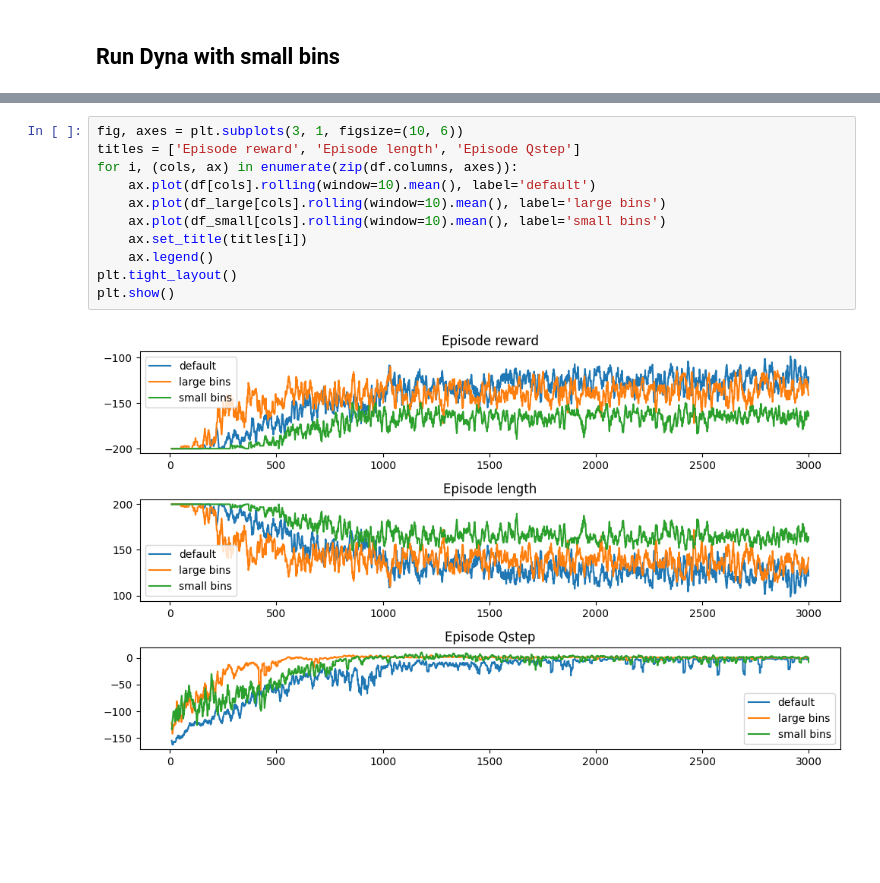
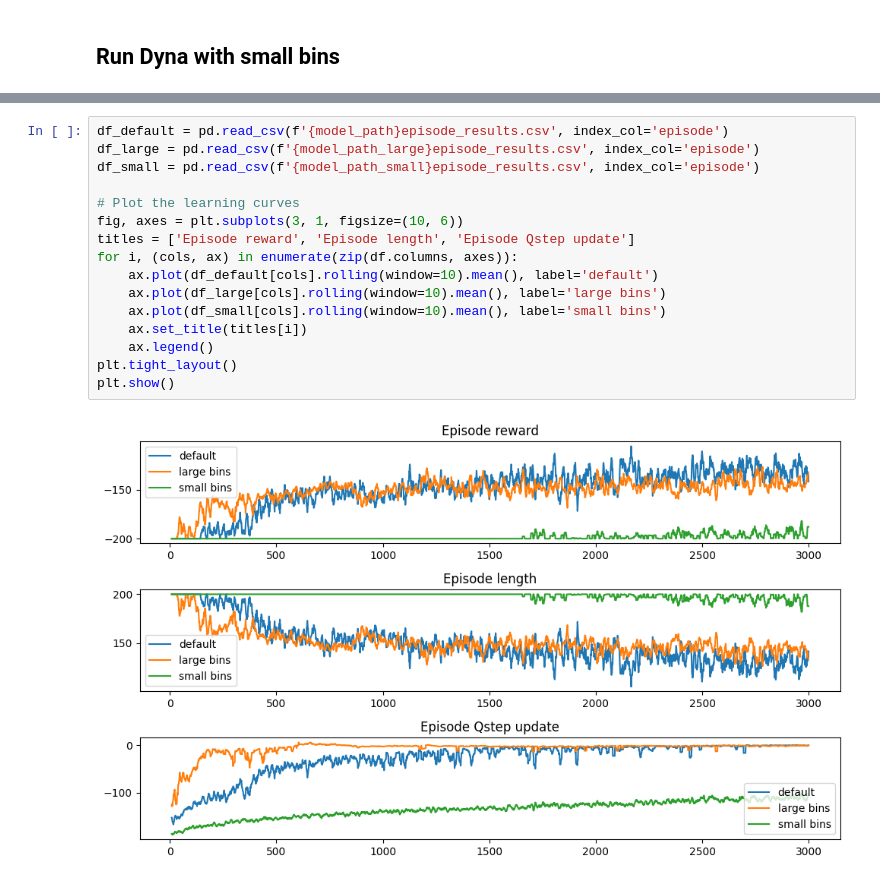
Before and after one commit to phellich/ann_project, a Jupyter notebook: dyna.ipynb, the cells around one changed output, grey strips where cells are left out. Cells and saved outputs as stored; diff of their text form; blank space fills up the shorter version.

```diff
--- a/dyna.ipynb
+++ b/dyna.ipynb
@@ -128,13 +73,18 @@ array([<Axes: xlabel='episode'>, <Axes: xlabel='episode'>,
 # %%
+df_default = pd.read_csv(f'{model_path}episode_results.csv', index_col='episode')
+df_large = pd.read_csv(f'{model_path_large}episode_results.csv', index_col='episode')
+df_small = pd.read_csv(f'{model_path_small}episode_results.csv', index_col='episode')
+
+# Plot the learning curves
 fig, axes = plt.subplots(3, 1, figsize=(10, 6))
-titles = ['Episode reward', 'Episode length', 'Episode Qstep']
+titles = ['Episode reward', 'Episode length', 'Episode Qstep update']
 for i, (cols, ax) in enumerate(zip(df.columns, axes)):
-    ax.plot(df[cols].rolling(window=10).mean(), label='default')
+    ax.plot(df_default[cols].rolling(window=10).mean(), label='default')
     ax.plot(df_large[cols].rolling(window=10).mean(), label='large bins')
     ax.plot(df_small[cols].rolling(window=10).mean(), label='small bins')
     ax.set_title(titles[i])
     ax.legend()
 plt.tight_layout()
 plt.show()
 # %% [output]
-[figure, old version]
+[figure, new version]
```
Also changed, not shown: parts of 19 cells of this notebook, 14 other files.
